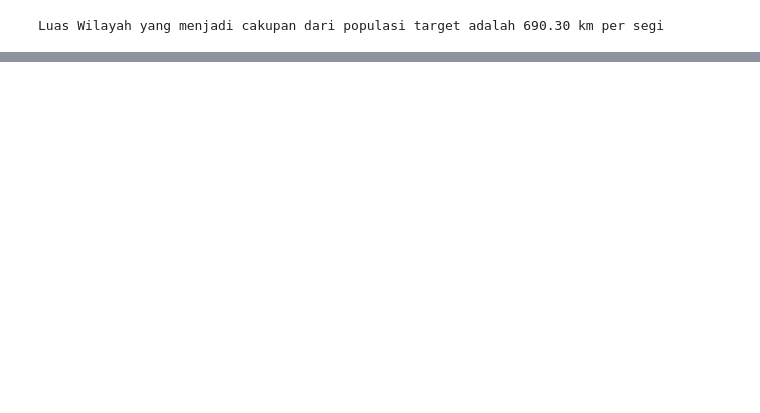
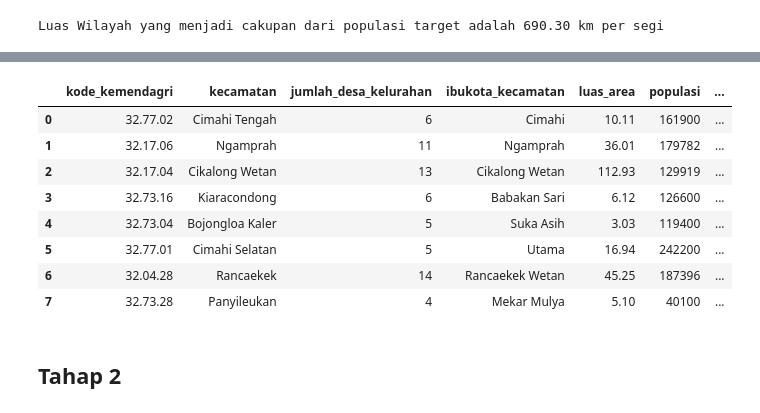
Before and after one commit to akhmadtaufik/project-sampling, a Jupyter notebook: project-sampling.ipynb, the cells around one changed output, grey strips where cells are left out. Saved outputs shown, nothing was run; the diff lists cells and outputs as text; code cells hidden in the pictures; blank space fills up the shorter version.

Commit message:
update notebook - sample size

```diff
--- a/project-sampling.ipynb
+++ b/project-sampling.ipynb
@@ -567,0 +552,24 @@ df_bandung_barat
+# %%
+# This script is used to merge different dataframe which contains information about Bandung Barat's district, area, population, and density.
+# First, it will merge the dataframe 'kec_bandung_barat' and 'luas_bandung_barat' using left join.
+merged_bandung_barat_1 = pd.merge(kec_bandung_barat, luas_bandung_barat, how='left')
+
+# Then, it will merge the resulting dataframe from the previous step with the dataframe 'populasi_bandung_barat' and 'density_bandung_barat' using left join.
+merged_bandung_barat_2 = pd.merge(populasi_bandung_barat, density_bandung_barat, how='left')
+
+# The resulting dataframe will be stored in the variable 'df_bandung_barat'.
+df_bandung_barat = pd.merge(merged_bandung_barat_1, merged_bandung_barat_2, how='left')
+
+# After that, it will remove the 'daftar_desa' column from the resulting dataframe.
+df_bandung_barat.drop(['daftar_desa'], axis=1, inplace=True)
+
+# Finally, it will rename the 'jumlah_desa' column to 'jumlah_desa_kelurahan'.
+df_bandung_barat.rename(
+    columns={
+        'jumlah_desa' : 'jumlah_desa_kelurahan'
+    },
+    inplace=True
+)
+
+# Show dataframe
+df_bandung_barat
@@ -798,0 +1253,22 @@ Terdapat 28 kecamatan dan 201 kelurahan pada populasi target
+# %%
+# This script is taking a random sample of 8 elements from the dataframe "df_pop_target" without replacement.
+tahap_1_sample = df_pop_target.sample(8, replace=False) # ensures that each element in the population is chosen only once
+# %%
+# Then reset the index and remove the original index column.
+tahap_1_sample.reset_index(inplace=True)
+tahap_1_sample.drop(['index'], axis=1, inplace=True)
+
+# The sample is stored in a new dataframe "tahap_1_sample" and show it.
+tahap_1_sample
+# %% [output]
+|  | kode_kemendagri | kecamatan | jumlah_desa_kelurahan | ibukota_kecamatan | luas_area | populasi | ... |
+| 0 | 32.77.02 | Cimahi Tengah | 6 | Cimahi | 10.11 | 161900 | ... |
+| 1 | 32.17.06 | Ngamprah | 11 | Ngamprah | 36.01 | 179782 | ... |
+| 2 | 32.17.04 | Cikalong Wetan | 13 | Cikalong Wetan | 112.93 | 129919 | ... |
+| 3 | 32.73.16 | Kiaracondong | 6 | Babakan Sari | 6.12 | 126600 | ... |
+| 4 | 32.73.04 | Bojongloa Kaler | 5 | Suka Asih | 3.03 | 119400 | ... |
+| 5 | 32.77.01 | Cimahi Selatan | 5 | Utama | 16.94 | 242200 | ... |
+| 6 | 32.04.28 | Rancaekek | 14 | Rancaekek Wetan | 45.25 | 187396 | ... |
+| 7 | 32.73.28 | Panyileukan | 4 | Mekar Mulya | 5.10 | 40100 | ... |
+# %% [markdown]
+## Tahap 2
```
Also changed, not shown: parts of 59 cells of this notebook.
